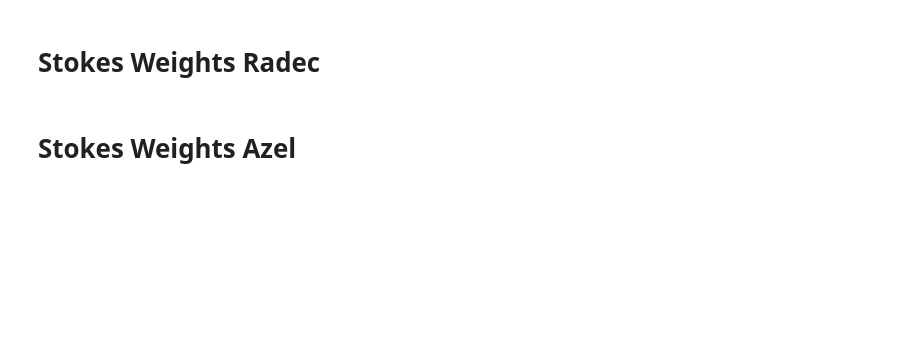
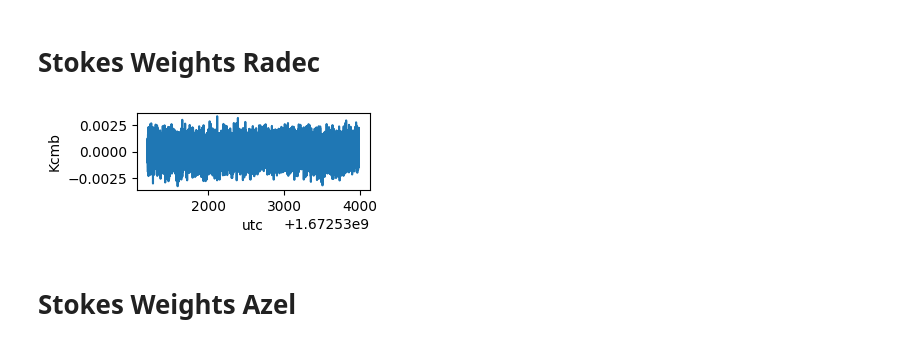
Before and after one commit to tterasaki/bcp, a Jupyter notebook: 220910_manual_planet_sim/manual_sim.ipynb, the cells around one changed output. Saved outputs shown, nothing was run; the diff lists cells and outputs as text; code cells hidden in the pictures; blank space fills up the shorter version.

```diff
--- a/220910_manual_planet_sim/manual_sim.ipynb
+++ b/220910_manual_planet_sim/manual_sim.ipynb
@@ -144,12 +151,16 @@ plot_one_timestream(data)
 # %%
 weights_radec = toast.ops.stokes_weights.StokesWeights(
     mode = "IQU", # The Stokes weights to generate (I or IQU)
     name = "weights_radec", # The 'name' of this class instance,
     hwp_angle = "hwp_angle"
 )
 
 weights_radec.detector_pointing = det_pointing_radec
 weights_radec.apply(data)
+
+plot_one_timestream(data)
+# %% [output]
+[figure, added]
 # %% [markdown]
 # Stokes Weights Azel
 # %%
```
Also changed, not shown: parts of 12 cells of this notebook.
